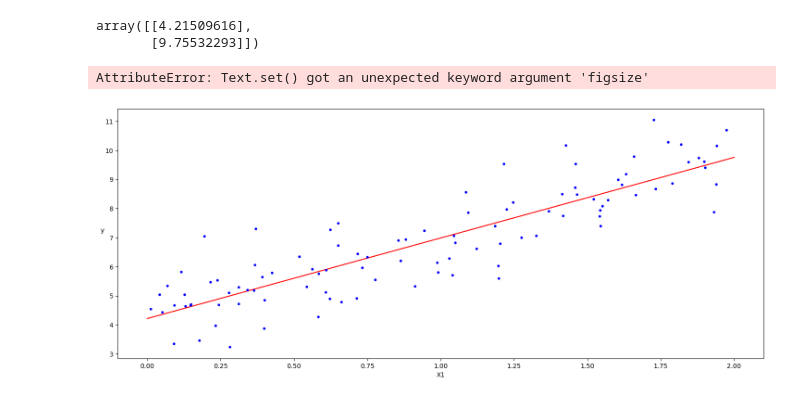
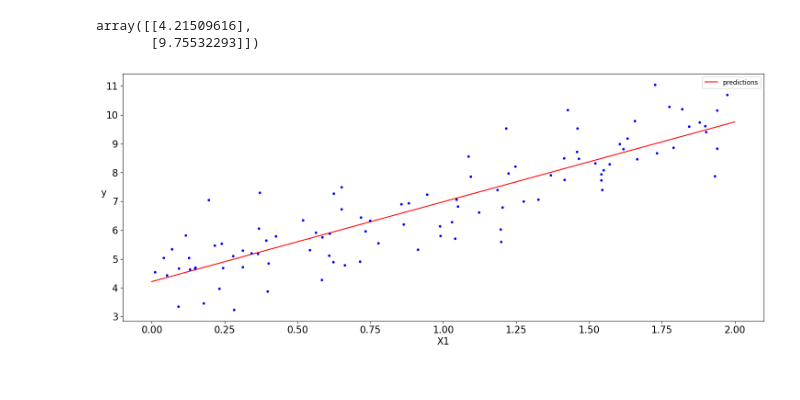
Before and after one commit to Brian342/JupyterLab, a Jupyter notebook: Chapter 4 Training Models.ipynb, the cells around one changed output. Cells and saved outputs as stored; diff of their text form; code cells hidden in the pictures.

```diff
--- a/Chapter 4 Training Models.ipynb
+++ b/Chapter 4 Training Models.ipynb
@@ -28,13 +28,14 @@ array([[4.21509616],
 # %%
 # plotting the model for better visualization
 import matplotlib.pyplot as plt
 plt.figure(figsize=(18, 7))
 plt.plot(X_new, y_predict, "r-", label="predictions")
 plt.plot(X,y, "b.")
-plt.xlabel("X1", f=15)
-plt.ylabel("y", rotation=0)
-plt.legend()
+plt.xlabel("X1", fontsize=15)
+plt.ylabel("y", rotation=0, fontsize=15)
+plt.xticks(fontsize=15)
+plt.yticks(fontsize=15)
+plt.legend(fonts)
 plt.show()
 # %% [output]
-AttributeError: Text.set() got an unexpected keyword argument 'figsize'
-[figure, old version]
+[figure, new version]
```
